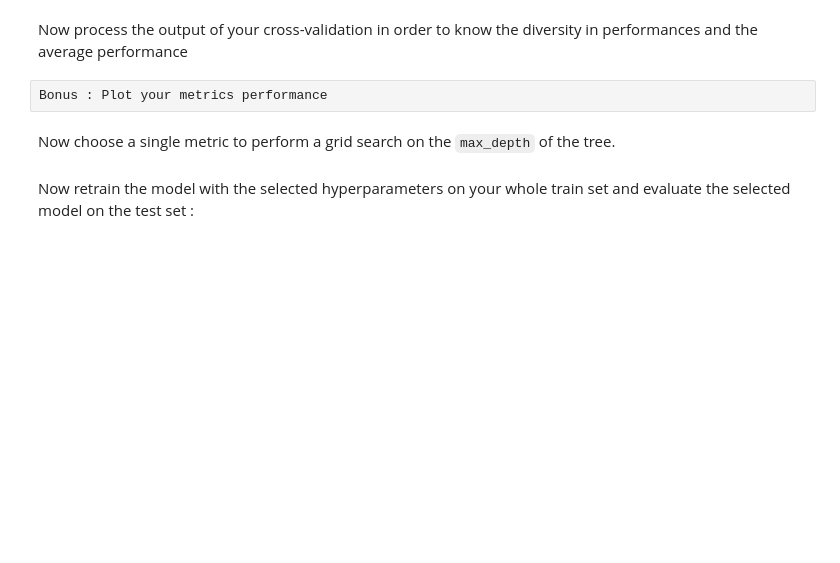
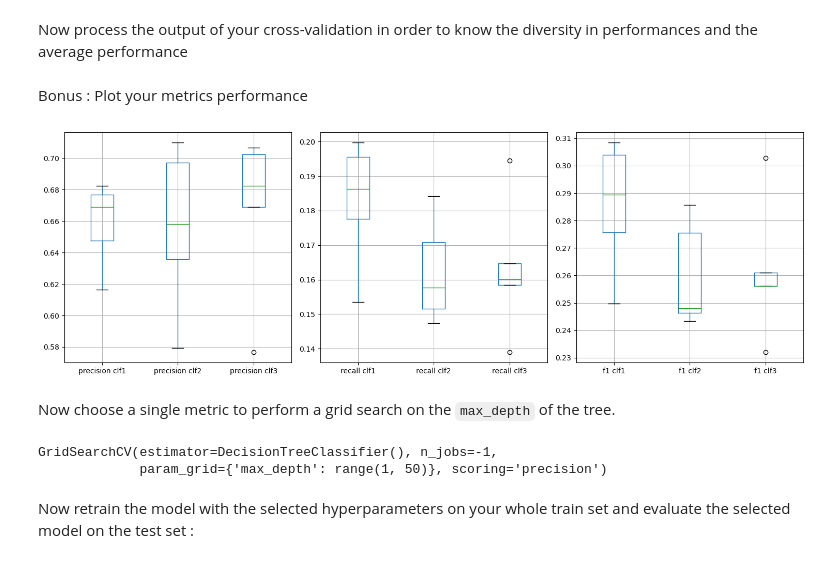
Before and after one commit to thomasmari/DataS3PG, a Jupyter notebook: module/11. ML/2. ML2/Machine_Learning_2.2_EnsembleLearning.ipynb, the cells around one changed output. Drawn from its saved outputs; the diff is of its cells as text; code cells hidden in the pictures; blank space fills up the shorter version.

```diff
--- a/module/11. ML/2. ML2/Machine_Learning_2.2_EnsembleLearning.ipynb
+++ b/module/11. ML/2. ML2/Machine_Learning_2.2_EnsembleLearning.ipynb
@@ -238,0 +270,8 @@ if you need more info you can take a look at the [sklearn decision tree doc](htt
+# %%
+# Decision tree model creation and tree visualization
+from sklearn import tree
+X_train_scaled_1, X_test_scaled_1, y_train_1, y_test_1=splitAndScaled(X_train,y_train,pipe,seed=1)
+clf1 = tree.DecisionTreeClassifier(max_depth=3)
+clf1.fit(X_train_scaled_1,y_train_1)
+y_pred_test = clf1.predict(X_test_scaled_1)
+print("seed = 1", f1_score(y_test_1,y_pred_test), accuracy_score(y_test_1,y_pred_test))
@@ -246,0 +284,9 @@ This tree should be created with the same hyperparameters than above.
+# %%
+# create a new train and test dataset with a different seed
+X_train_scaled_2, X_test_scaled_2, y_train_2, y_test_2=splitAndScaled(X_train,y_train,pipe,seed=2)
+clf2 = tree.DecisionTreeClassifier(max_depth=3)
+clf2.fit(X_train_scaled_2,y_train_2)
+
+X_train_scaled_3, X_test_scaled_3, y_train_3, y_test_3=splitAndScaled(X_train,y_train,pipe,seed=3)
+clf3 = tree.DecisionTreeClassifier(max_depth=3)
+clf3.fit(X_train_scaled_3,y_train_3)
@@ -266,0 +316,9 @@ metrics = []
+# %%
+from sklearn.model_selection import cross_validate
+metrics = ['precision','recall','f1']
+cv1 = cross_validate(clf1, X_train_scaled_1, y_train_1, cv=5,scoring=metrics)
+cv2 = cross_validate(clf2, X_train_scaled_2, y_train_2, cv=5,scoring=metrics)
+cv3 = cross_validate(clf3, X_train_scaled_3, y_train_3, cv=5,scoring=metrics)
+print(cv1)
+print(cv2)
+print(cv3)
@@ -267,4 +329,2 @@ metrics = []
 # %% [markdown]
 Now process the output of your cross-validation in order to know the diversity in performances and the average performance
-# %% [raw]
-Bonus : Plot your metrics performance
@@ -274,2 +331,25 @@ Bonus : Plot your metrics performance
+# %% [markdown]
+Bonus : Plot your metrics performance
+# %%
+# BONUS: performance plot
+# Create a bar plot showing the mean and the standard deviation for each metric
+df_result = pd.DataFrame()
+df_result['precision clf1'] = cv1['test_precision']
+df_result['precision clf2'] = cv2['test_precision']
+df_result['precision clf3'] = cv3['test_precision']
+df_result['recall clf1'] = cv1['test_recall']
+df_result['recall clf2'] = cv2['test_recall']
+df_result['recall clf3'] = cv3['test_recall']
+df_result['f1 clf1'] = cv1['test_f1']
+df_result['f1 clf2'] = cv2['test_f1']
+df_result['f1 clf3'] = cv3['test_f1']
+fig = plt.figure(figsize=(15,5))
+axes = [plt.subplot(1,3,i) for i in [1,2,3]]
+df_result.iloc[:,0:3].boxplot(ax=axes[0])
+df_result.iloc[:,3:6].boxplot(ax=axes[1])
+df_result.iloc[:,6:10].boxplot(ax=axes[2])
+plt.tight_layout()
+# %% [output]
+[figure, added]
 # %% [markdown]
 Now choose a single metric to perform a grid search on the `max_depth` of the tree.
@@ -278,2 +356,16 @@ Now choose a single metric to perform a grid search on the `max_depth` of the tr
+# %%
+# Grid search
+#Grid search k and give its roc auc score:
+from sklearn.model_selection import GridSearchCV
+k_range = range(1,50)
+param_grid =  {'max_depth': k_range}
+X_train_scaled, X_test_scaled, y_train, y_test=splitAndScaled(X_train,y_train,pipe,seed=42)
+clf = tree.DecisionTreeClassifier()
+#TOFILL
+gscv = GridSearchCV(clf,param_grid,n_jobs=-1,scoring='precision')
+gscv.fit(X=X_train_scaled,y=y_train)
+# %% [output]
+GridSearchCV(estimator=DecisionTreeClassifier(), n_jobs=-1,
+             param_grid={'max_depth': range(1, 50)}, scoring='precision')
 # %% [markdown]
 Now retrain the model with the selected hyperparameters on your whole train set and evaluate the selected model on the test set :
```
Also changed, not shown: parts of 49 cells of this notebook, 11 other files.
